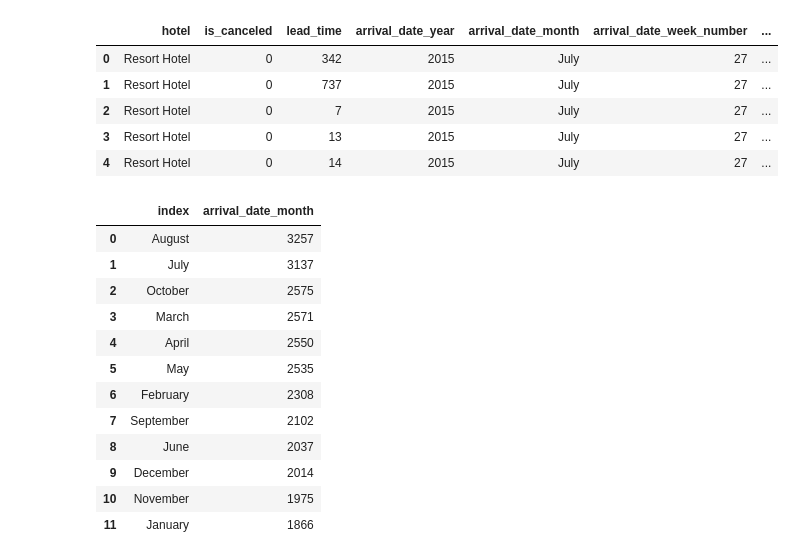
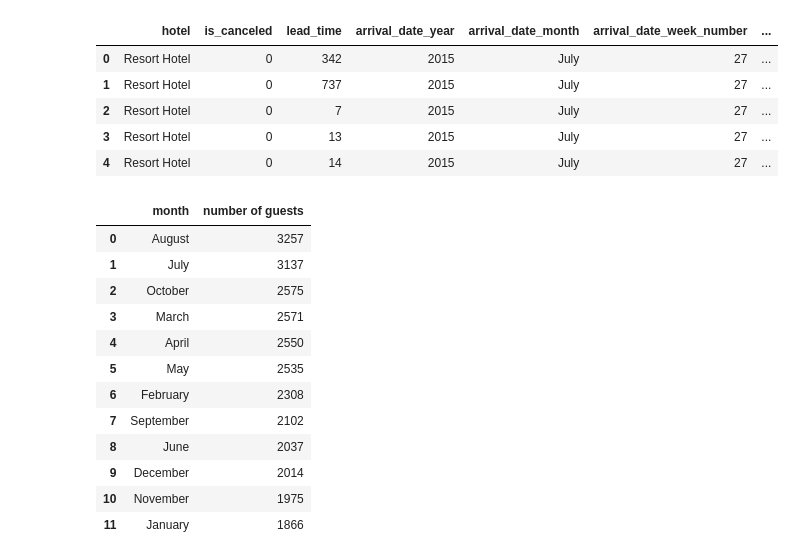
Before and after one commit to hrishi123-cpu/Predict-Status-of-hotel-booking, a Jupyter notebook: Hotel booking prediction.ipynb, the cells around one changed output. Cells and saved outputs as stored; diff of their text form; code cells hidden in the pictures.

```diff
--- a/Hotel booking prediction.ipynb
+++ b/Hotel booking prediction.ipynb
@@ -324,19 +324,21 @@ data_resort.head()
 | 2 | Resort Hotel | 0 | 7 | 2015 | July | 27 | ... |
 | 3 | Resort Hotel | 0 | 13 | 2015 | July | 27 | ... |
 | 4 | Resort Hotel | 0 | 14 | 2015 | July | 27 | ... |
-# %%
-rush_resordata_resort['arrival_date_month'].value_counts().reset_index()
-# %% [output]
-|  | index | arrival_date_month |
-| 0 | August | 3257 |
-| 1 | July | 3137 |
-| 2 | October | 2575 |
-| 3 | March | 2571 |
-| 4 | April | 2550 |
-| 5 | May | 2535 |
-| 6 | February | 2308 |
-| 7 | September | 2102 |
-| 8 | June | 2037 |
-| 9 | December | 2014 |
-| 10 | November | 1975 |
-| 11 | January | 1866 |
+# %%
+rush_resort=data_resort['arrival_date_month'].value_counts().reset_index()
+rush_resort.columns=['month','number of guests']
+rush_resort
+# %% [output]
+|  | month | number of guests |
+| 0 | August | 3257 |
+| 1 | July | 3137 |
+| 2 | October | 2575 |
+| 3 | March | 2571 |
+| 4 | April | 2550 |
+| 5 | May | 2535 |
+| 6 | February | 2308 |
+| 7 | September | 2102 |
+| 8 | June | 2037 |
+| 9 | December | 2014 |
+| 10 | November | 1975 |
+| 11 | January | 1866 |
```
Also changed, not shown: parts of 8 cells of this notebook.
